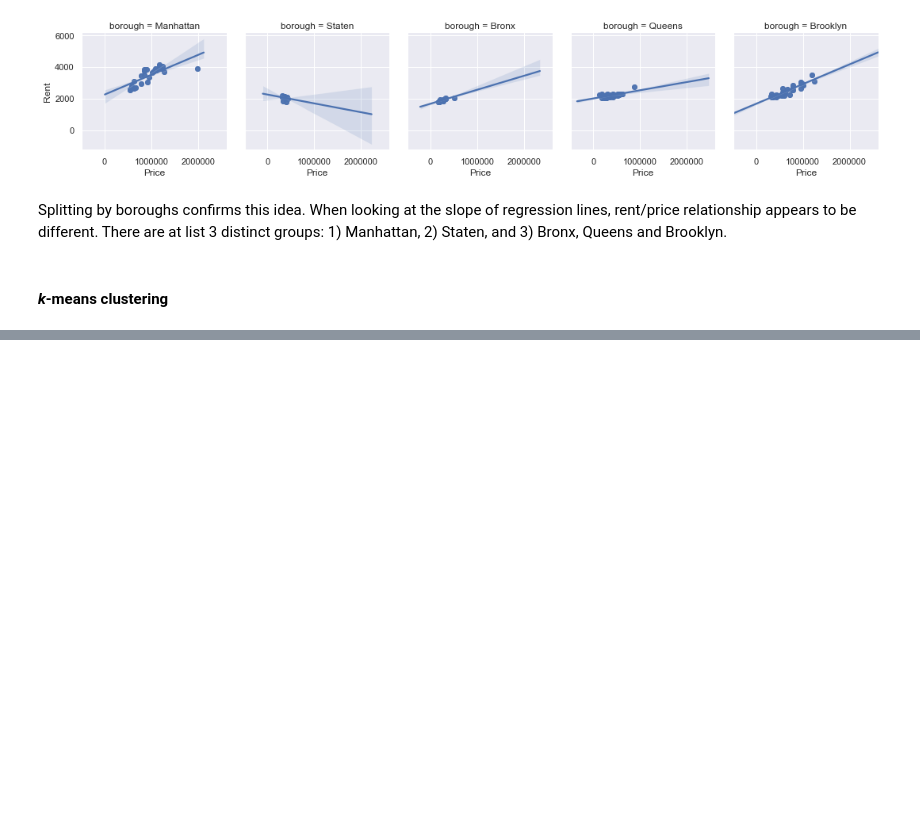
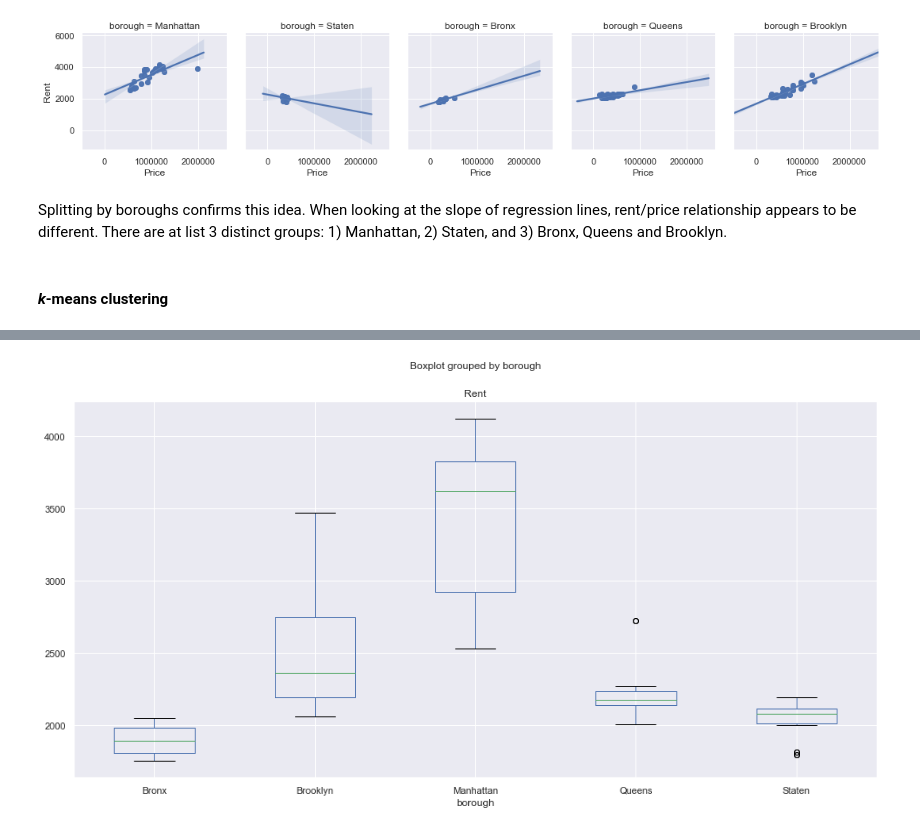
Before and after one commit to allaccountstaken/predicting_urban_home_values, a Jupyter notebook: Predicting Home Values Using Venues.ipynb, the cells around one changed output, grey strips where cells are left out. Cells and saved outputs as stored; diff of their text form; code cells hidden in the pictures; blank space fills up the shorter version.

```diff
--- a/Predicting Home Values Using Venues.ipynb
+++ b/Predicting Home Values Using Venues.ipynb
@@ -196,0 +253,4 @@ Splitting by boroughs confirms this idea. When looking at the slope of regressio
+# %%
+ax = df_nyc_prices_rents.boxplot(column='Rent', by='borough', figsize=(16, 8), rot=0)
+# %% [output]
+[figure, added]
```
Also changed, not shown: parts of 9 cells of this notebook.
